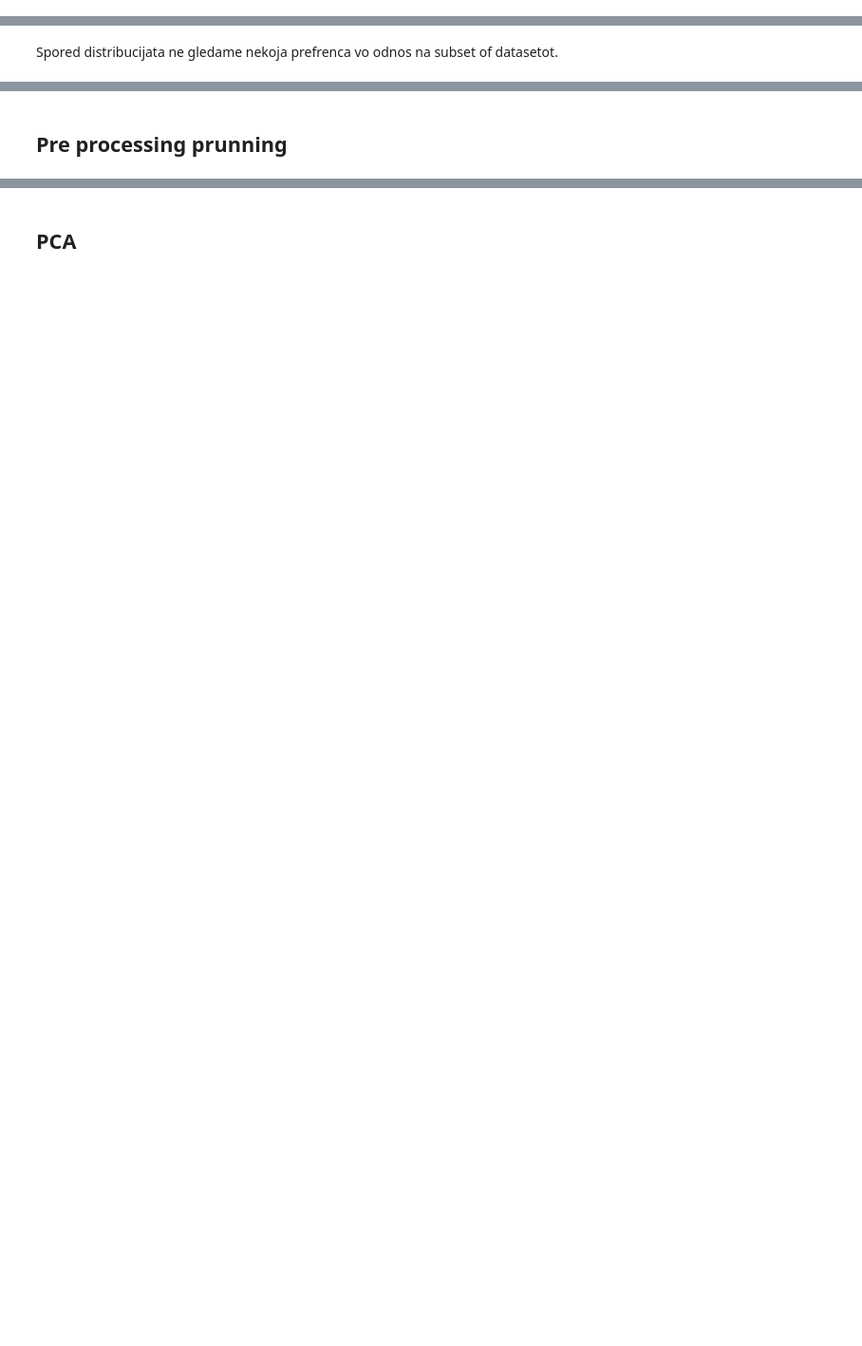
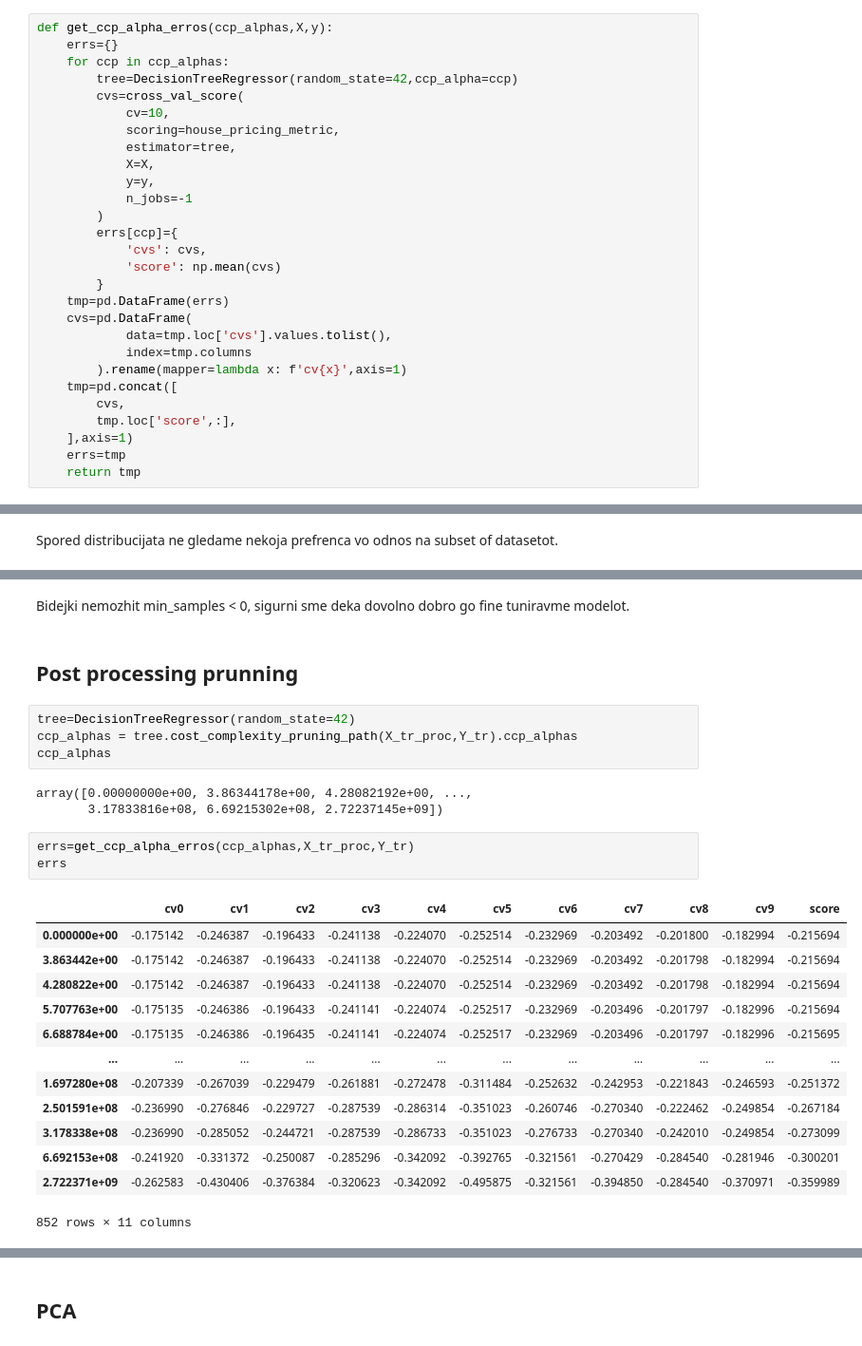
Before and after one commit to viki123v/housing-prices-analysis, a Jupyter notebook: notebooks/regression-trees.ipynb, the cells around one changed output, grey strips where cells are left out. Shown: that part at 95% size. Drawn from its saved outputs; the diff is of its cells as text; blank space fills up the shorter version.

```diff
--- a/notebooks/regression-trees.ipynb
+++ b/notebooks/regression-trees.ipynb
@@ -19,3 +22,31 @@ import numpy as np
+# %%
+def get_ccp_alpha_erros(ccp_alphas,X,y):
+    errs={}
+    for ccp in ccp_alphas:
+        tree=DecisionTreeRegressor(random_state=42,ccp_alpha=ccp)
+        cvs=cross_val_score(
+            cv=10,
+            scoring=house_pricing_metric,
+            estimator=tree,
+            X=X,
+            y=y,
+            n_jobs=-1
+        )
+        errs[ccp]={
+            'cvs': cvs,
+            'score': np.mean(cvs)
+        }
+    tmp=pd.DataFrame(errs)
+    cvs=pd.DataFrame(
+            data=tmp.loc['cvs'].values.tolist(),
+            index=tmp.columns
+        ).rename(mapper=lambda x: f'cv{x}',axis=1)
+    tmp=pd.concat([
+        cvs,
+        tmp.loc['score',:],
+    ],axis=1)
+    errs=tmp
+    return tmp
 # %% [markdown]
 # Load & Process data
 # %%
@@ -222,2 +231,28 @@ plt.show()
+# %% [markdown]
+Bidejki nemozhit min_samples < 0, sigurni sme deka dovolno dobro go fine tuniravme modelot.
 # %% [markdown]
-## Pre processing prunning
+## Post processing prunning
+# %%
+tree=DecisionTreeRegressor(random_state=42)
+ccp_alphas = tree.cost_complexity_pruning_path(X_tr_proc,Y_tr).ccp_alphas
+ccp_alphas
+# %% [output]
+array([0.00000000e+00, 3.86344178e+00, 4.28082192e+00, ...,
+       3.17833816e+08, 6.69215302e+08, 2.72237145e+09])
+# %%
+errs=get_ccp_alpha_erros(ccp_alphas,X_tr_proc,Y_tr)
+errs
+# %% [output]
+|  | cv0 | cv1 | cv2 | cv3 | cv4 | cv5 | cv6 | cv7 | cv8 | cv9 | score |
+| 0.000000e+00 | -0.175142 | -0.246387 | -0.196433 | -0.241138 | -0.224070 | -0.252514 | -0.232969 | -0.203492 | -0.201800 | -0.182994 | -0.215694 |
+| 3.863442e+00 | -0.175142 | -0.246387 | -0.196433 | -0.241138 | -0.224070 | -0.252514 | -0.232969 | -0.203492 | -0.201798 | -0.182994 | -0.215694 |
+| 4.280822e+00 | -0.175142 | -0.246387 | -0.196433 | -0.241138 | -0.224070 | -0.252514 | -0.232969 | -0.203492 | -0.201798 | -0.182994 | -0.215694 |
+| 5.707763e+00 | -0.175135 | -0.246386 | -0.196433 | -0.241141 | -0.224074 | -0.252517 | -0.232969 | -0.203496 | -0.201797 | -0.182996 | -0.215694 |
+| 6.688784e+00 | -0.175135 | -0.246386 | -0.196435 | -0.241141 | -0.224074 | -0.252517 | -0.232969 | -0.203496 | -0.201797 | -0.182996 | -0.215695 |
+| ... | ... | ... | ... | ... | ... | ... | ... | ... | ... | ... | ... |
+| 1.697280e+08 | -0.207339 | -0.267039 | -0.229479 | -0.261881 | -0.272478 | -0.311484 | -0.252632 | -0.242953 | -0.221843 | -0.246593 | -0.251372 |
+| 2.501591e+08 | -0.236990 | -0.276846 | -0.229727 | -0.287539 | -0.286314 | -0.351023 | -0.260746 | -0.270340 | -0.222462 | -0.249854 | -0.267184 |
+| 3.178338e+08 | -0.236990 | -0.285052 | -0.244721 | -0.287539 | -0.286733 | -0.351023 | -0.276733 | -0.270340 | -0.242010 | -0.249854 | -0.273099 |
+| 6.692153e+08 | -0.241920 | -0.331372 | -0.250087 | -0.285296 | -0.342092 | -0.392765 | -0.321561 | -0.270429 | -0.284540 | -0.281946 | -0.300201 |
+| 2.722371e+09 | -0.262583 | -0.430406 | -0.376384 | -0.320623 | -0.342092 | -0.495875 | -0.321561 | -0.394850 | -0.284540 | -0.370971 | -0.359989 |
+852 rows × 11 columns
```
Also changed, not shown: parts of 33 cells of this notebook.
